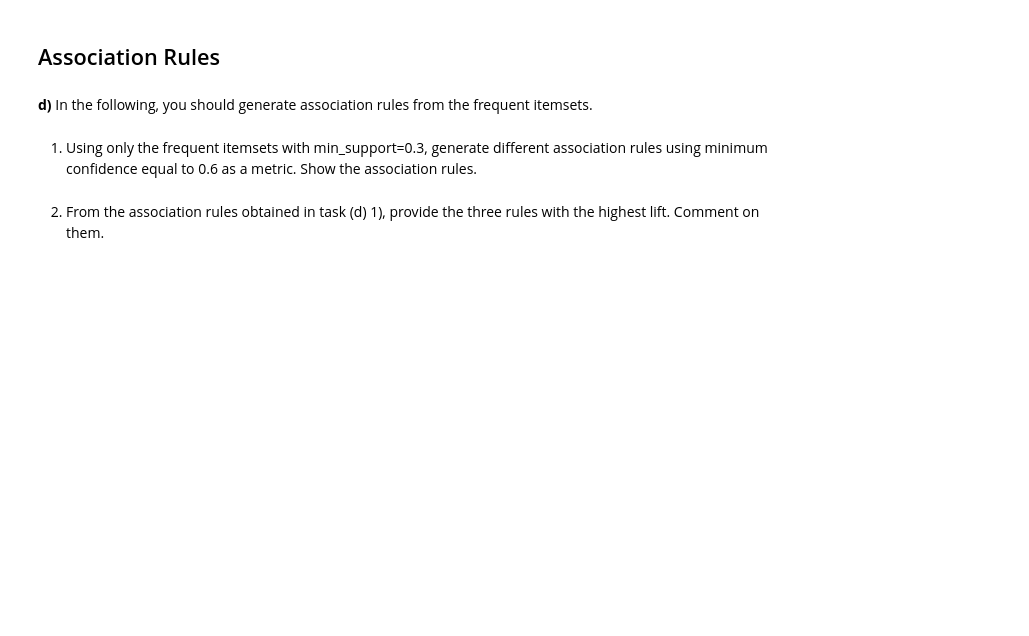
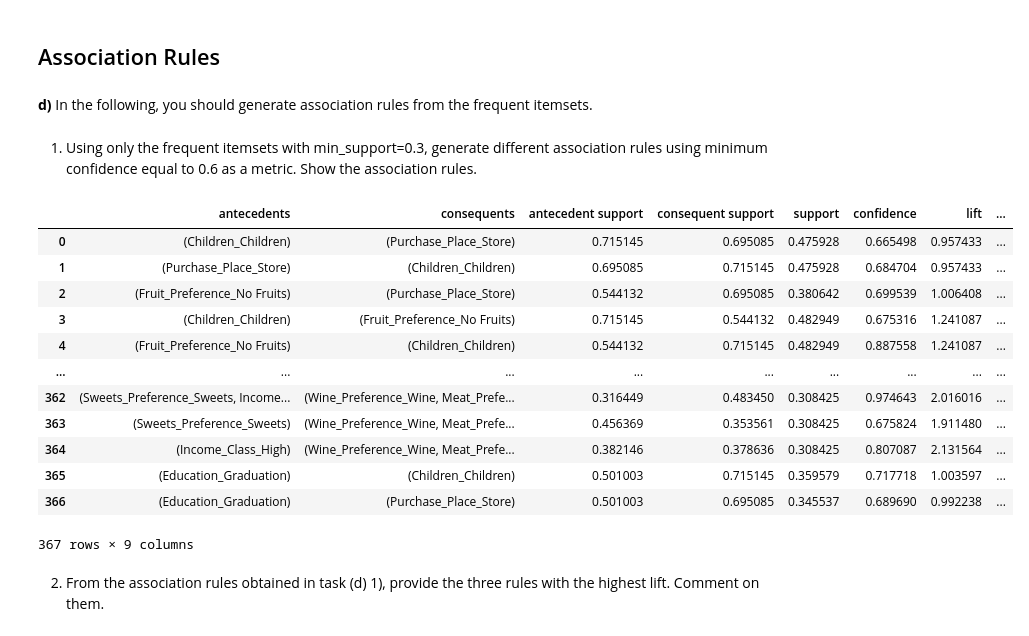
Before and after one commit to DanXCVII/IDS-Assignments, a Jupyter notebook: Assignment 2/assignment_2.ipynb, the cells around one changed output. Saved outputs shown, nothing was run; the diff lists cells and outputs as text; code cells hidden in the pictures; blank space fills up the shorter version.

```diff
--- a/Assignment 2/assignment_2.ipynb
+++ b/Assignment 2/assignment_2.ipynb
@@ -97,6 +97,8 @@ from pm4py.objects.conversion.process_tree import converter as pt_converter
 # Visualization
 from pm4py.visualization.process_tree import visualizer as pt_visualizer
 from pm4py.visualization.petri_net import visualizer as pn_visualizer
+
+pd.options.display.max_rows = 50
 # %%
 # Pandas indexing
 idx = pd.IndexSlice
@@ -495,3 +626,7 @@ We can observe that in most larger cities, the income is high. In the inner coun
 *Hint: For example, for the attribute "Education" there are 5 possible categories: 'Graduation', 'PhD', 'Master', 'Basic', '2n Cycle'. Therefore, the new dataframe must contain one column for each of those attribute values.*
 # %%
 # your code
+customer_data_sample = pd.read_csv('./dataset/customer_data_2.csv')
+customer_data_onehot = pd.get_dummies(customer_data_sample)
+customer_data_onehot = customer_data_onehot.rename(columns={'Unnamed: 0': 'ID'}).set_index("ID")
+customer_data_onehot.head()
@@ -534,2 +760,5 @@ For $\textrm{min_support} \in [0.1,0.2,...,0.8,0.9,1]$, repeat:
 # %% [markdown]
 d) Use the FP-Growth algorithm to obtain all frequent itemsets with **min_support = 0.3** from `customer_data_onehot`.
+# %%
+frequent_itemsets = fpgrowth(customer_data_onehot, min_support=0.3, use_colnames = True)
+display(frequent_itemsets)
@@ -541,6 +784,23 @@ d) Use the FP-Growth algorithm to obtain all frequent itemsets with **min_suppor
 1) Using only the frequent itemsets with min_support=0.3, generate different association rules using minimum confidence equal to 0.6 as a metric. Show the association rules.
 # %%
 # your code
+
+assoc_rules = arule(frequent_itemsets, metric = 'confidence', min_threshold = 0.6)
+display(assoc_rules)
+# %% [output]
+|  | antecedents | consequents | antecedent support | consequent support | support | confidence | lift | ... |
+| 0 | (Children_Children) | (Purchase_Place_Store) | 0.715145 | 0.695085 | 0.475928 | 0.665498 | 0.957433 | ... |
+| 1 | (Purchase_Place_Store) | (Children_Children) | 0.695085 | 0.715145 | 0.475928 | 0.684704 | 0.957433 | ... |
+| 2 | (Fruit_Preference_No Fruits) | (Purchase_Place_Store) | 0.544132 | 0.695085 | 0.380642 | 0.699539 | 1.006408 | ... |
+| 3 | (Children_Children) | (Fruit_Preference_No Fruits) | 0.715145 | 0.544132 | 0.482949 | 0.675316 | 1.241087 | ... |
+| 4 | (Fruit_Preference_No Fruits) | (Children_Children) | 0.544132 | 0.715145 | 0.482949 | 0.887558 | 1.241087 | ... |
+| ... | ... | ... | ... | ... | ... | ... | ... | ... |
+| 362 | (Sweets_Preference_Sweets, Income... | (Wine_Preference_Wine, Meat_Prefe... | 0.316449 | 0.483450 | 0.308425 | 0.974643 | 2.016016 | ... |
+| 363 | (Sweets_Preference_Sweets) | (Wine_Preference_Wine, Meat_Prefe... | 0.456369 | 0.353561 | 0.308425 | 0.675824 | 1.911480 | ... |
+| 364 | (Income_Class_High) | (Wine_Preference_Wine, Meat_Prefe... | 0.382146 | 0.378636 | 0.308425 | 0.807087 | 2.131564 | ... |
+| 365 | (Education_Graduation) | (Children_Children) | 0.501003 | 0.715145 | 0.359579 | 0.717718 | 1.003597 | ... |
+| 366 | (Education_Graduation) | (Purchase_Place_Store) | 0.501003 | 0.695085 | 0.345537 | 0.689690 | 0.992238 | ... |
+367 rows × 9 columns
 # %% [markdown]
 2) From the association rules obtained in task (d) 1), provide the three rules with the highest lift. Comment on them.
 # %%
```
Also changed, not shown: parts of 27 cells of this notebook.
